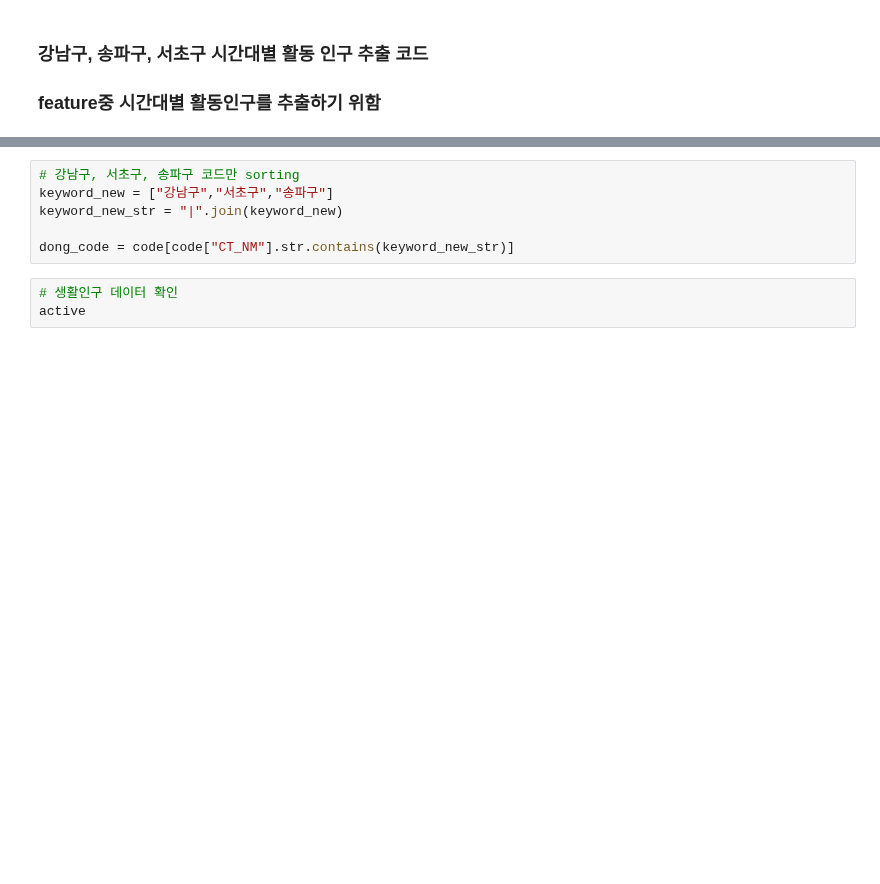
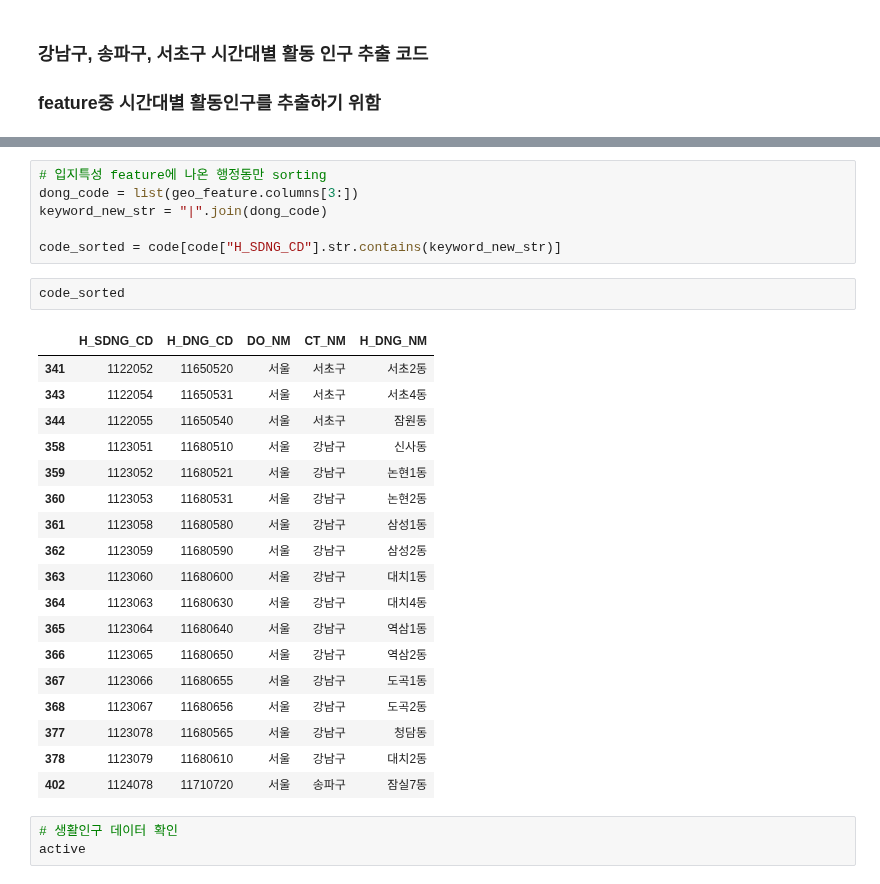
Before and after one commit to POSdata-Sales-Prediction/Store-operation-consulting, a Jupyter notebook: Data Preprocessing/sub2/gangnam_hourly_activePeople.ipynb, the cells around one changed output, grey strips where cells are left out. Drawn from its saved outputs; the diff is of its cells as text; blank space fills up the shorter version.

```diff
--- a/Data Preprocessing/sub2/gangnam_hourly_activePeople.ipynb
+++ b/Data Preprocessing/sub2/gangnam_hourly_activePeople.ipynb
@@ -31,11 +56,32 @@ code
 | 424 | 1125074 | 11740685 | 서울 | 강동구 | 길동 |
 424 rows × 5 columns
 # %%
-# 강남구, 서초구, 송파구 코드만 sorting
-keyword_new = ["강남구","서초구","송파구"]
-keyword_new_str = "|".join(keyword_new)
+# 입지특성 feature에 나온 행정동만 sorting
+dong_code = list(geo_feature.columns[3:])
+keyword_new_str = "|".join(dong_code)
 
-dong_code = code[code["CT_NM"].str.contains(keyword_new_str)]
+code_sorted = code[code["H_SDNG_CD"].str.contains(keyword_new_str)]
+# %%
+code_sorted
+# %% [output]
+|  | H_SDNG_CD | H_DNG_CD | DO_NM | CT_NM | H_DNG_NM |
+| 341 | 1122052 | 11650520 | 서울 | 서초구 | 서초2동 |
+| 343 | 1122054 | 11650531 | 서울 | 서초구 | 서초4동 |
+| 344 | 1122055 | 11650540 | 서울 | 서초구 | 잠원동 |
+| 358 | 1123051 | 11680510 | 서울 | 강남구 | 신사동 |
+| 359 | 1123052 | 11680521 | 서울 | 강남구 | 논현1동 |
+| 360 | 1123053 | 11680531 | 서울 | 강남구 | 논현2동 |
+| 361 | 1123058 | 11680580 | 서울 | 강남구 | 삼성1동 |
+| 362 | 1123059 | 11680590 | 서울 | 강남구 | 삼성2동 |
+| 363 | 1123060 | 11680600 | 서울 | 강남구 | 대치1동 |
+| 364 | 1123063 | 11680630 | 서울 | 강남구 | 대치4동 |
+| 365 | 1123064 | 11680640 | 서울 | 강남구 | 역삼1동 |
+| 366 | 1123065 | 11680650 | 서울 | 강남구 | 역삼2동 |
+| 367 | 1123066 | 11680655 | 서울 | 강남구 | 도곡1동 |
+| 368 | 1123067 | 11680656 | 서울 | 강남구 | 도곡2동 |
+| 377 | 1123078 | 11680565 | 서울 | 강남구 | 청담동 |
+| 378 | 1123079 | 11680610 | 서울 | 강남구 | 대치2동 |
+| 402 | 1124078 | 11710720 | 서울 | 송파구 | 잠실7동 |
 # %%
 # 생활인구 데이터 확인
 active
```
Also changed, not shown: parts of 6 cells of this notebook, 1 other file.
